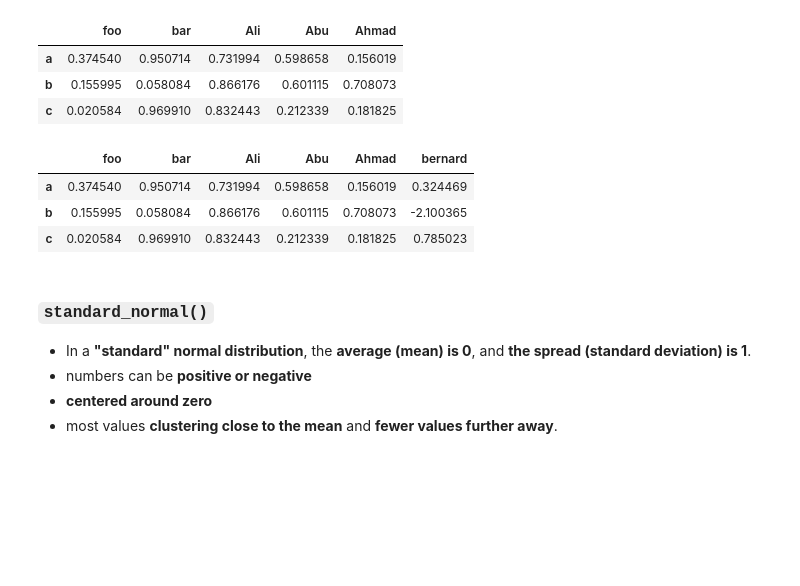
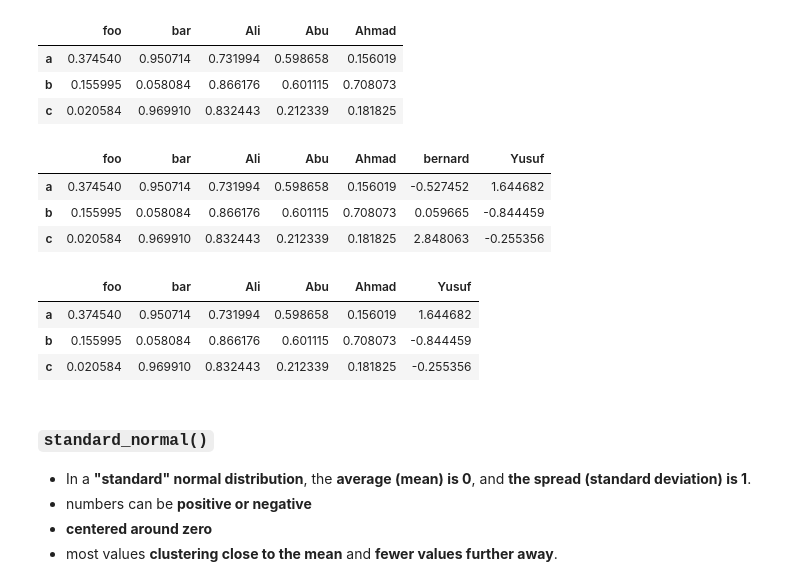
Before and after one commit to muzaffarizamuddin/Data-Science-Project, a Jupyter notebook: P166246_Week7_DataManipulation_Pandas_20251122_ORI.ipynb, the cells around one changed output. Cells and saved outputs as stored; diff of their text form; code cells hidden in the pictures; blank space fills up the shorter version.

```diff
--- a/P166246_Week7_DataManipulation_Pandas_20251122_ORI.ipynb
+++ b/P166246_Week7_DataManipulation_Pandas_20251122_ORI.ipynb
@@ -310,13 +314,24 @@ trial
 | c | 0.020584 | 0.969910 | 0.832443 | 0.212339 | 0.181825 |
 # %%
 # Add column # 6 with standard normal data
-trial['bernard'] = np.random.standard_normal(3)
+trial['Yusuf'] = np.random.standard_normal(3)
 trial
 # %% [output]
-|  | foo | bar | Ali | Abu | Ahmad | bernard |
-| a | 0.374540 | 0.950714 | 0.731994 | 0.598658 | 0.156019 | 0.324469 |
-| b | 0.155995 | 0.058084 | 0.866176 | 0.601115 | 0.708073 | -2.100365 |
-| c | 0.020584 | 0.969910 | 0.832443 | 0.212339 | 0.181825 | 0.785023 |
+|  | foo | bar | Ali | Abu | Ahmad | bernard | Yusuf |
+| a | 0.374540 | 0.950714 | 0.731994 | 0.598658 | 0.156019 | -0.527452 | 1.644682 |
+| b | 0.155995 | 0.058084 | 0.866176 | 0.601115 | 0.708073 | 0.059665 | -0.844459 |
+| c | 0.020584 | 0.969910 | 0.832443 | 0.212339 | 0.181825 | 2.848063 | -0.255356 |
+# %%
+# To delete the column, you can use the `drop()` method.
+# The `axis=1` argument specifies that you want to drop a column.
+# `inplace=True` modifies the DataFrame directly, otherwise, it returns a new DataFrame.
+trial.drop('bernard', axis=1, inplace=True)
+display(trial)
+# %% [output]
+|  | foo | bar | Ali | Abu | Ahmad | Yusuf |
+| a | 0.374540 | 0.950714 | 0.731994 | 0.598658 | 0.156019 | 1.644682 |
+| b | 0.155995 | 0.058084 | 0.866176 | 0.601115 | 0.708073 | -0.844459 |
+| c | 0.020584 | 0.969910 | 0.832443 | 0.212339 | 0.181825 | -0.255356 |
 # %% [markdown]
 ### `standard_normal()`
 - In a **"standard" normal distribution**, the **average (mean) is 0**, and **the spread (standard deviation) is 1**.
```
Also changed, not shown: parts of 24 cells of this notebook.
